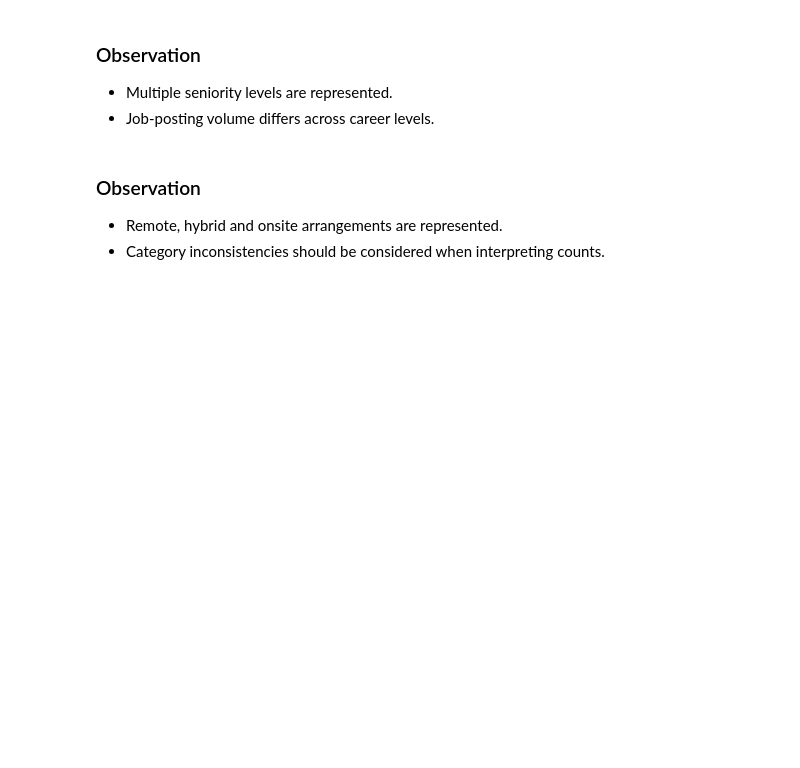
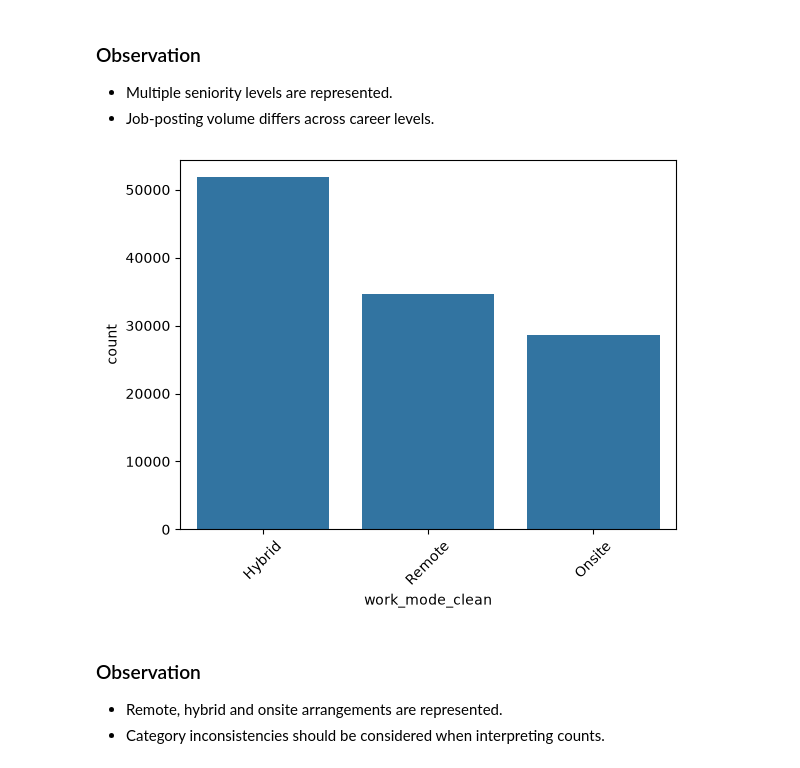
Before and after one commit to adityasaini-devx/Task_01, a Jupyter notebook: EDA_Tech_Job_Market.ipynb, the cells around one changed output. Drawn from its saved outputs; the diff is of its cells as text; code cells hidden in the pictures; blank space fills up the shorter version.

```diff
--- a/EDA_Tech_Job_Market.ipynb
+++ b/EDA_Tech_Job_Market.ipynb
@@ -155,11 +357,13 @@ plt.show()
 # %%
 sns.countplot(
     data=df,
-    x="work_mode"
+    x="work_mode_clean"
 )
 
 plt.xticks(rotation=45)
 plt.show()
+# %% [output]
+[figure, added]
 # %% [markdown]
 ### Observation
 - Remote, hybrid and onsite arrangements are represented.
```
Also changed, not shown: parts of 42 cells of this notebook.
